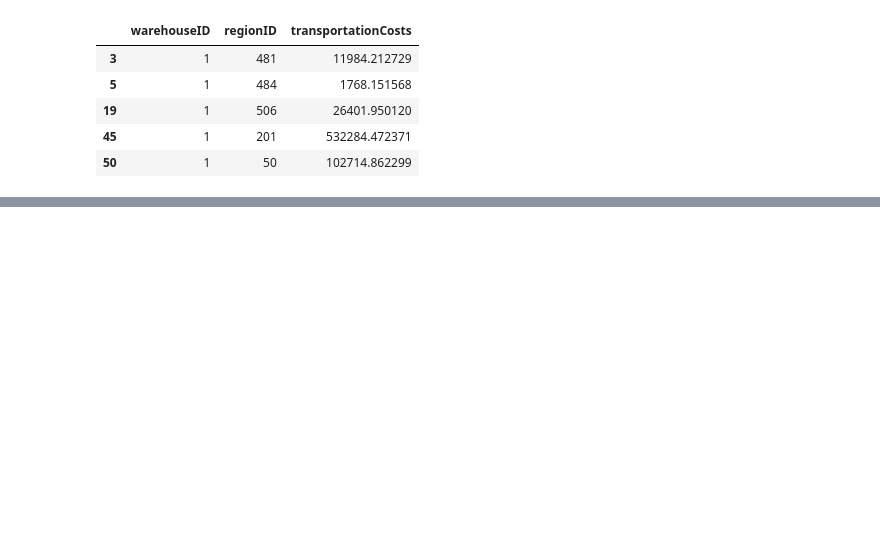
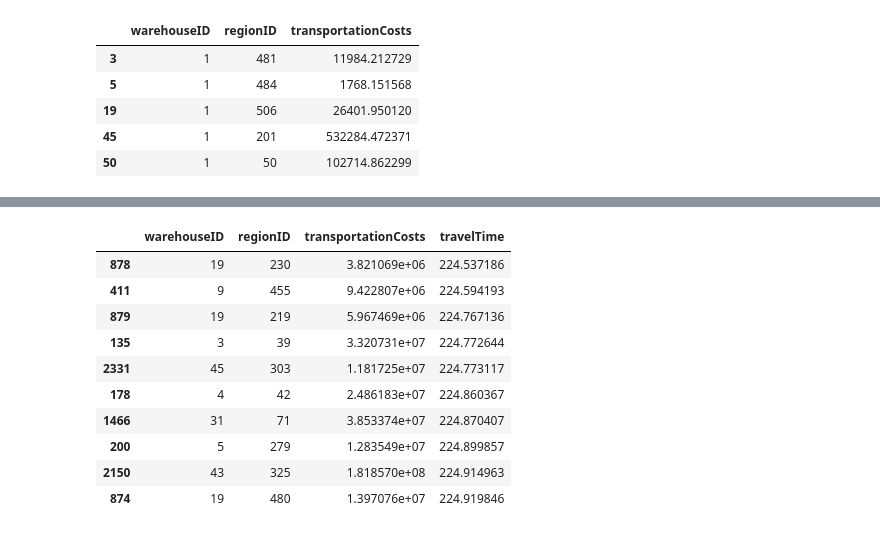
Before and after one commit to TimonLudwig1/case_study_3_d3, a Jupyter notebook: case_study.ipynb, the cells around one changed output, grey strips where cells are left out. Drawn from its saved outputs; the diff is of its cells as text; code cells hidden in the pictures; blank space fills up the shorter version.

```diff
--- a/case_study.ipynb
+++ b/case_study.ipynb
@@ -385,0 +439,14 @@ cost_base.head()
+# %%
+sanity.sort_values("travelTime").tail(10)
+# %% [output]
+|  | warehouseID | regionID | transportationCosts | travelTime |
+| 878 | 19 | 230 | 3.821069e+06 | 224.537186 |
+| 411 | 9 | 455 | 9.422807e+06 | 224.594193 |
+| 879 | 19 | 219 | 5.967469e+06 | 224.767136 |
+| 135 | 3 | 39 | 3.320731e+07 | 224.772644 |
+| 2331 | 45 | 303 | 1.181725e+07 | 224.773117 |
+| 178 | 4 | 42 | 2.486183e+07 | 224.860367 |
+| 1466 | 31 | 71 | 3.853374e+07 | 224.870407 |
+| 200 | 5 | 279 | 1.283549e+07 | 224.899857 |
+| 2150 | 43 | 325 | 1.818570e+08 | 224.914963 |
+| 874 | 19 | 480 | 1.397076e+07 | 224.919846 |
```
Also changed, not shown: parts of 17 cells of this notebook.
